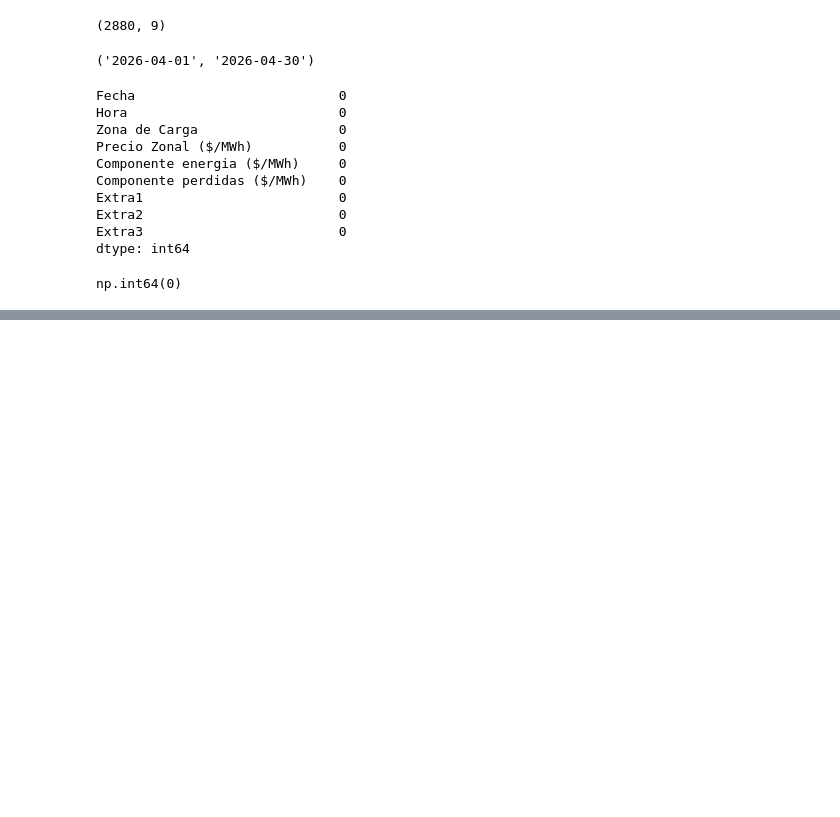
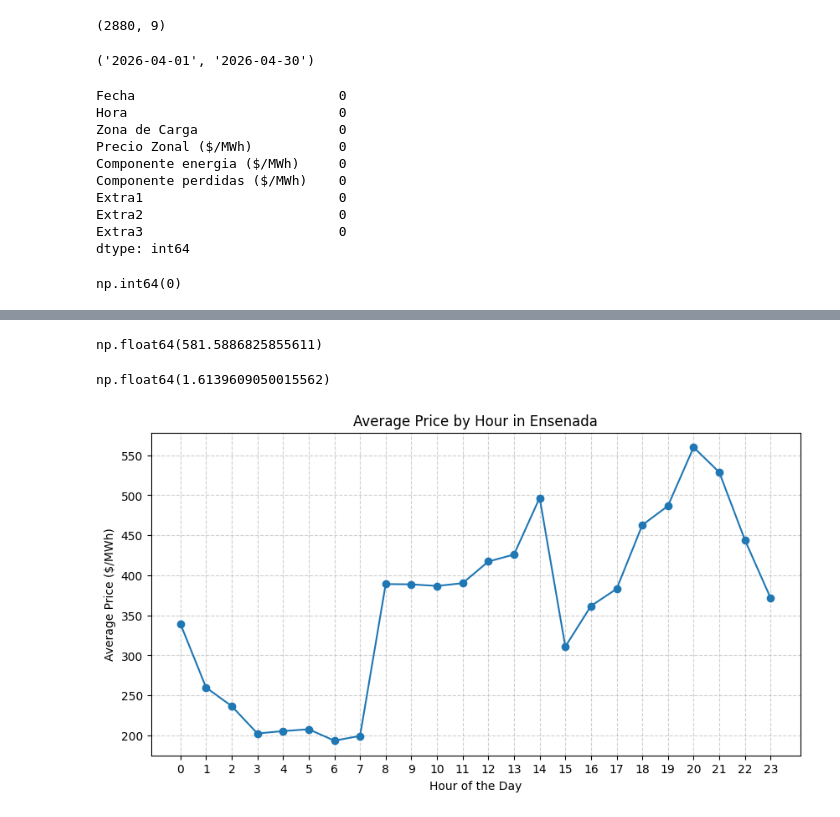
Before and after one commit to PimientaPepper20/mexico-energy-market-forecast, a Jupyter notebook: notebooks/02_data_forecastingpreparation.ipynb, the cells around one changed output, grey strips where cells are left out. Drawn from its saved outputs; the diff is of its cells as text; code cells hidden in the pictures; blank space fills up the shorter version.

```diff
--- a/notebooks/02_data_forecastingpreparation.ipynb
+++ b/notebooks/02_data_forecastingpreparation.ipynb
@@ -74,0 +195,4 @@ df.to_csv("C:/Users/Dianalaura Cueto/Electricity Prices Forecast/data/Clean/Baja
+# %%
+#ENSENADA
+ensenada = df[df["Zona"] == "ENSENADA"]
+ensenada["Precio"].describe()
@@ -74,0 +209,22 @@ df.to_csv("C:/Users/Dianalaura Cueto/Electricity Prices Forecast/data/Clean/Baja
+# %%
+ensenada["Precio"].std() #standard deviation
+# %% [output]
+np.float64(581.5886825855611)
+# %%
+ensenada["Precio"].std() / ensenada["Precio"].mean() # coefficient of variation
+# %% [output]
+np.float64(1.6139609050015562)
+# %%
+ensenada.groupby(ensenada["Datetime"].dt.hour)["Precio"].mean().plot(
+    kind="line", marker="o", figsize=(10, 5)
+)
+plt.title("Average Price by Hour in Ensenada")
+plt.xlabel("Hour of the Day")
+plt.ylabel("Average Price ($/MWh)")
+plt.xticks(range(0, 24))  # Show every hour on the x-axis
+plt.grid(True, linestyle="--", alpha=0.6)
+
+# Display the plot
+plt.show()
+# %% [output]
+[figure, added]
```
Also changed, not shown: parts of 27 cells of this notebook, 3 other files.
